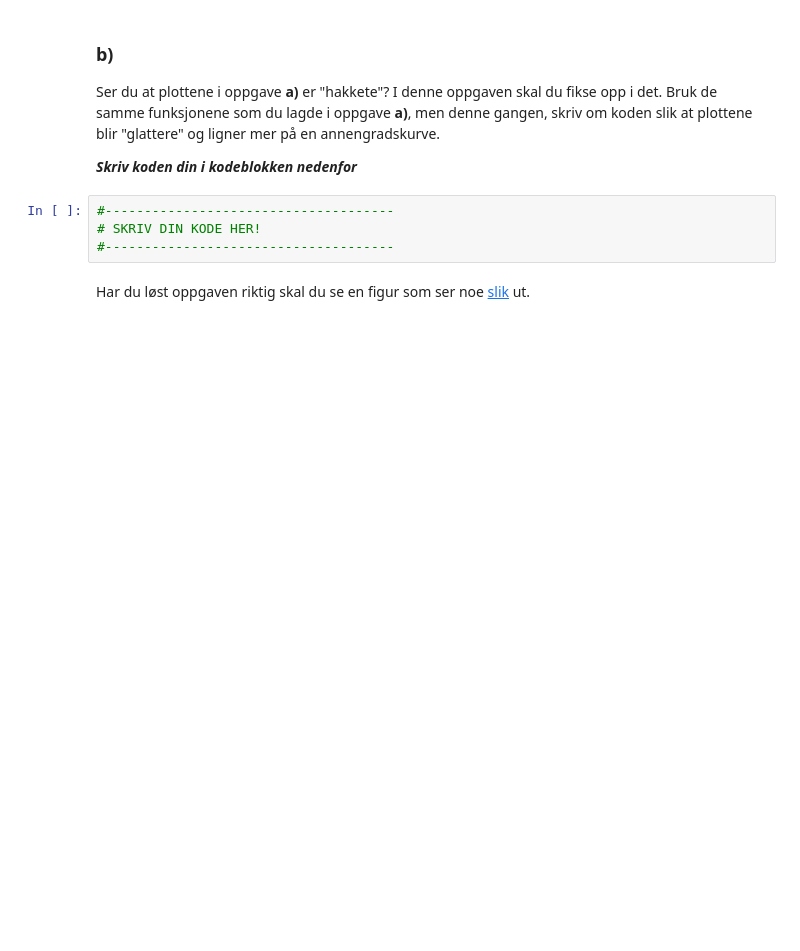
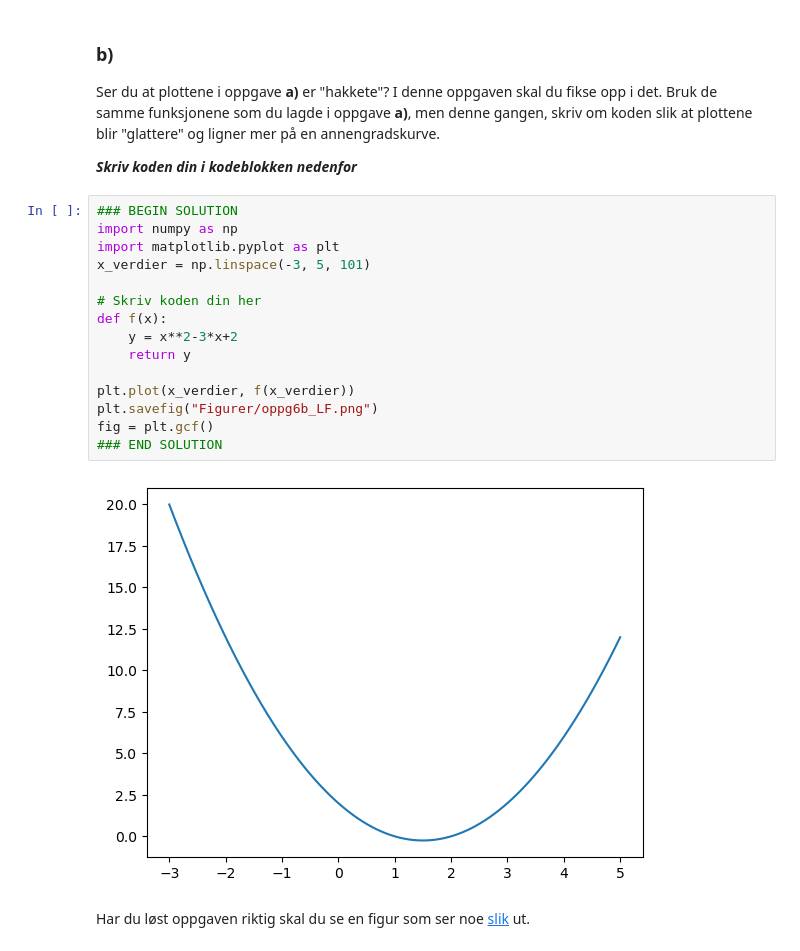
Before and after one commit to kaierih/INGA1002_H2024_Ovinger, a Jupyter notebook: H2024_Oving_2/6_Plotting_1.ipynb, the cells around one changed output. Cells and saved outputs as stored; diff of their text form; blank space fills up the shorter version.

```diff
--- a/H2024_Oving_2/6_Plotting_1.ipynb
+++ b/H2024_Oving_2/6_Plotting_1.ipynb
@@ -103,8 +148,21 @@ Ser du at plottene i oppgave **a)** er "hakkete"? I denne oppgaven skal du fikse
 
 ***Skriv koden din i kodeblokken nedenfor***
 # %%
-#-------------------------------------
-# SKRIV DIN KODE HER!
-#-------------------------------------
+### BEGIN SOLUTION
+import numpy as np
+import matplotlib.pyplot as plt
+x_verdier = np.linspace(-3, 5, 101)
+
+# Skriv koden din her
+def f(x):
+    y = x**2-3*x+2
+    return y
+
+plt.plot(x_verdier, f(x_verdier))
+plt.savefig("Figurer/oppg6b_LF.png")
+fig = plt.gcf()
+### END SOLUTION
+# %% [output]
+[figure, added]
 # %% [markdown]
 Har du løst oppgaven riktig skal du se en figur som ser noe [slik](Figurer/oppg6b_LF.png) ut.
```
Also changed, not shown: parts of 9 cells of this notebook, 10 other files.
